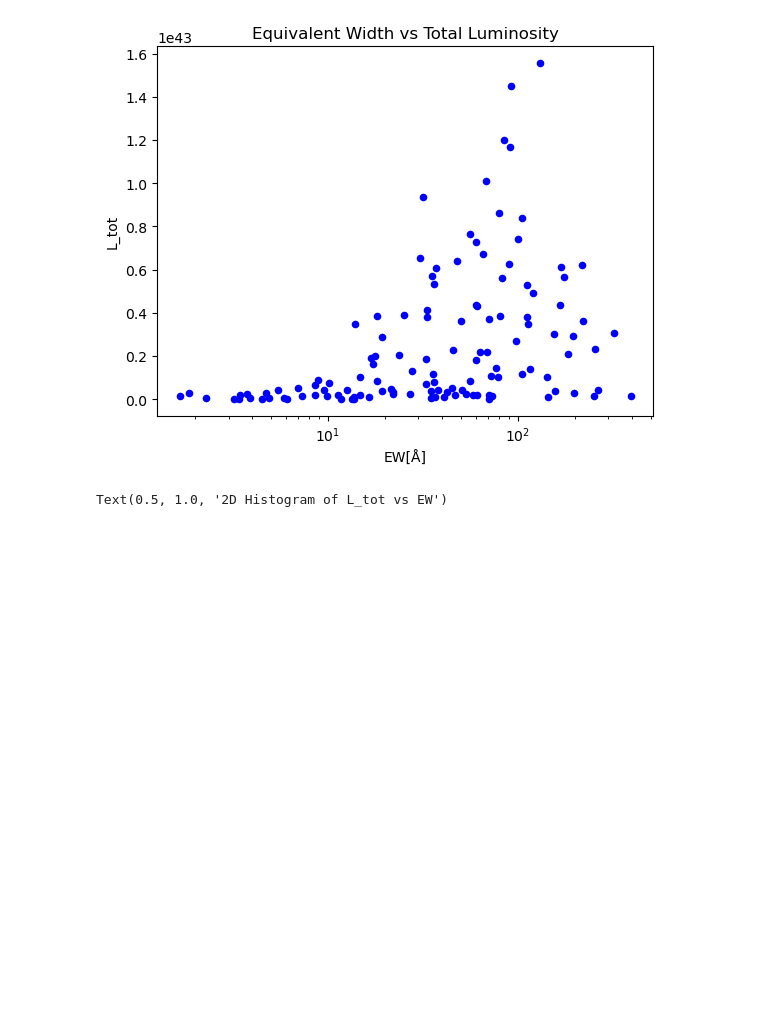
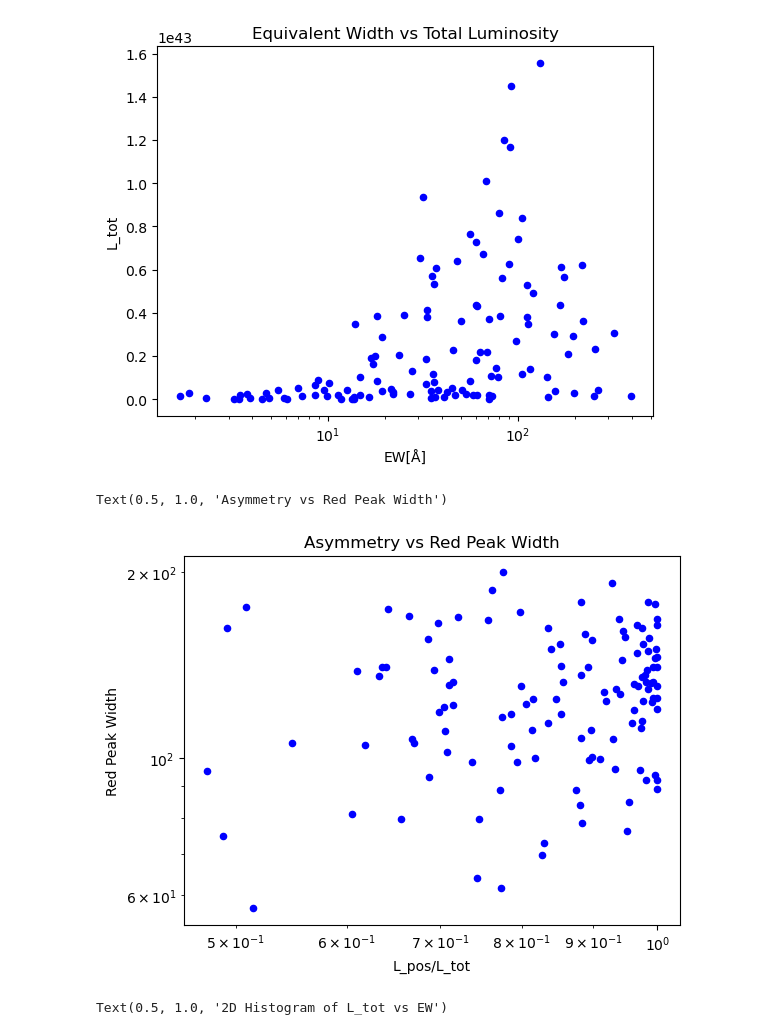
Before and after one commit to GGitanjali/Master-Thesis, a Jupyter notebook: LASD/correlation plots.ipynb, the cells around one changed output. Drawn from its saved outputs; the diff is of its cells as text; code cells hidden in the pictures; blank space fills up the shorter version.

```diff
--- a/LASD/correlation plots.ipynb
+++ b/LASD/correlation plots.ipynb
@@ -23,6 +23,8 @@ with open('D:/Thesis/LASD/measurements/zsysdf.ascii', 'r') as file:
     x_neg_max = []
     x_neg_mean = []
     F_cont = []
+    W_pos_std = []
+    W_neg_std = []
 
     for line in file:
         values = line.strip().split()
@@ -37,6 +39,8 @@ with open('D:/Thesis/LASD/measurements/zsysdf.ascii', 'r') as file:
            x_neg_max.append(float(values[header.index('x_neg_max')]))
            x_neg_mean.append(float(values[header.index('x_neg_mean')]))
            F_cont.append(float(values[header.index('F_cont')]))
+           W_pos_std.append(float(values[header.index('W_pos_std')]))
+           W_neg_std.append(float(values[header.index('W_neg_std')]))
         except ValueError:
             continue
 
@@ -47,6 +51,8 @@ L_tot = np.array(L_tot)
 EW = np.array(EW)
 x_pos_max = np.array(x_pos_max)
 F_cont = np.array(F_cont)
+W_pos_std = np.array(W_pos_std)
+W_neg_std = np.array(W_neg_std)
 # %%
 
 L_pos_L_tot = [l_pos / l_tot for l_pos, l_tot in zip(L_pos, L_tot)]
@@ -182,6 +188,20 @@ plt.title('Equivalent Width vs Total Luminosity')
 # %% [output]
 Text(0.5, 1.0, 'Equivalent Width vs Total Luminosity')
 [figure]
+# %%
+#total mlumiosity vs equivalent width
+
+plt.scatter(asymmetry1, W_pos_std, color='blue', s = 20)
+plt.yscale('log')
+plt.xscale('log')
+
+plt.ylabel('Red Peak Width')
+plt.xlabel('L_pos/L_tot')
+plt.title('Asymmetry vs Red Peak Width')
+#plt.legend()
+# %% [output]
+Text(0.5, 1.0, 'Asymmetry vs Red Peak Width')
+[figure, added]
 # %%
 import matplotlib as mpl
 
```
Also changed, not shown: 20 other files.
